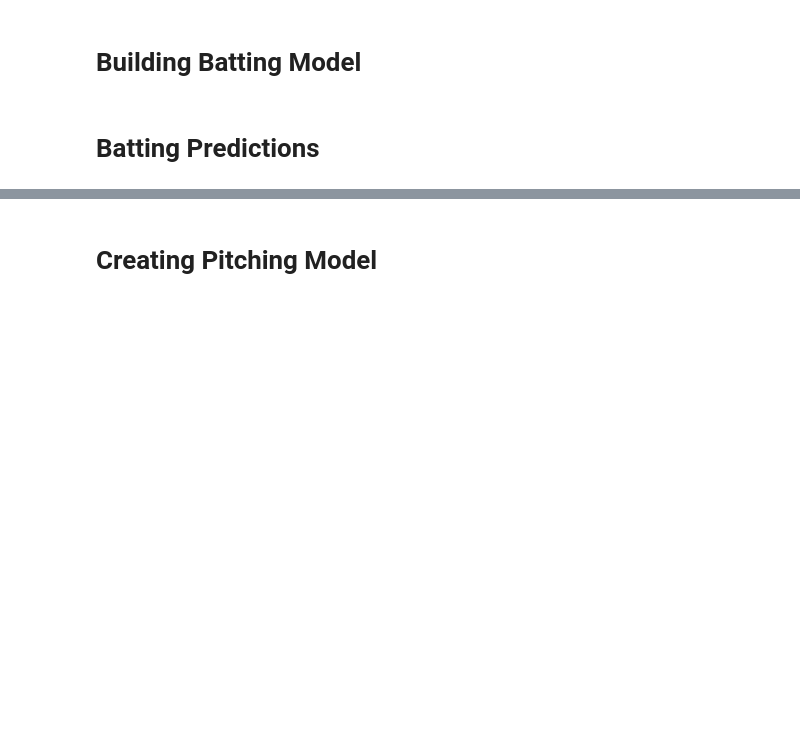
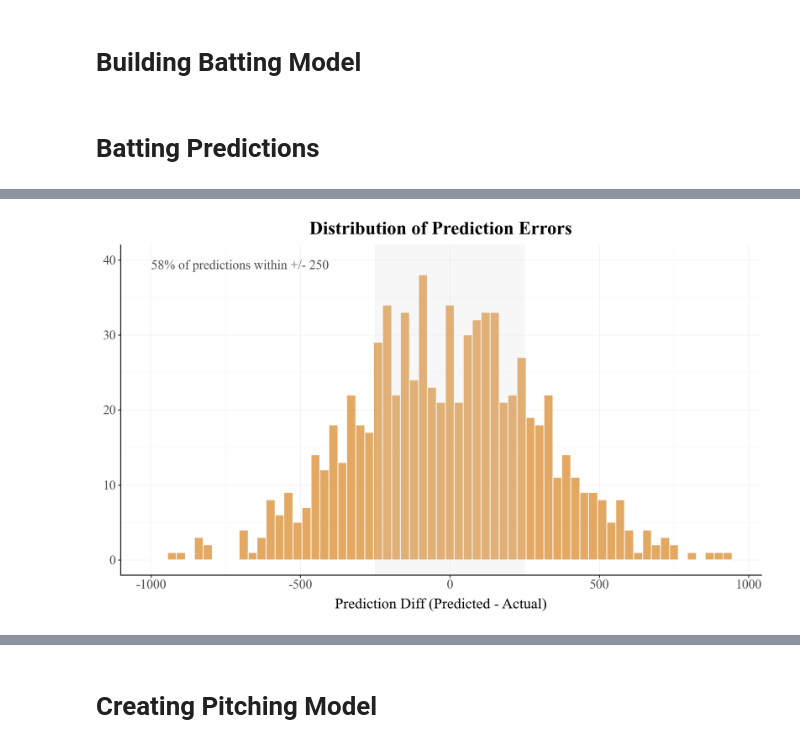
Before and after one commit to boon-man/baseball_modeling, a Jupyter notebook: run_model.ipynb, the cells around one changed output, grey strips where cells are left out. Saved outputs shown, nothing was run; the diff lists cells and outputs as text; code cells hidden in the pictures; blank space fills up the shorter version.

Commit message:
Slight tweaks to data visual formats

```diff
--- a/run_model.ipynb
+++ b/run_model.ipynb
@@ -105,7 +108,7 @@ best_params, best_iter = tune_xgb(
     space=param_space,
     model_objective="reg:squarederror",
     metric="rmse",
-    evals=5,
+    evals=50,
     random_state=SEED,
     id_cols=["IDfg"],
 )
@@ -118,7 +121,7 @@ batting_intervals = generate_prediction_intervals(
     base_params=best_params,
     model_objective="reg:squarederror",
     metric="rmse",
-    n_bootstrap=5,
+    n_bootstrap=40,
     random_state=SEED,
     id_cols=['IDfg', 'Name'],
     n_estimators=2000,
@@ -179,12 +195,14 @@ p2.show()
 # %%
 p3 = plot_resid_hist_mlb(
     batting_results,
     band=250,
-    binwidth=30,
+    binwidth=25,
     x_annotate=-1000,    # custom annotation position
     y_annotate=40,      # custom annotation position
 )
 p3.show()
+# %% [output]
+[figure, added]
 # %%
 p4 = plot_decile_calib(batting_results)
 p4.show()
```
Also changed, not shown: parts of 26 cells of this notebook, 3 other files.
